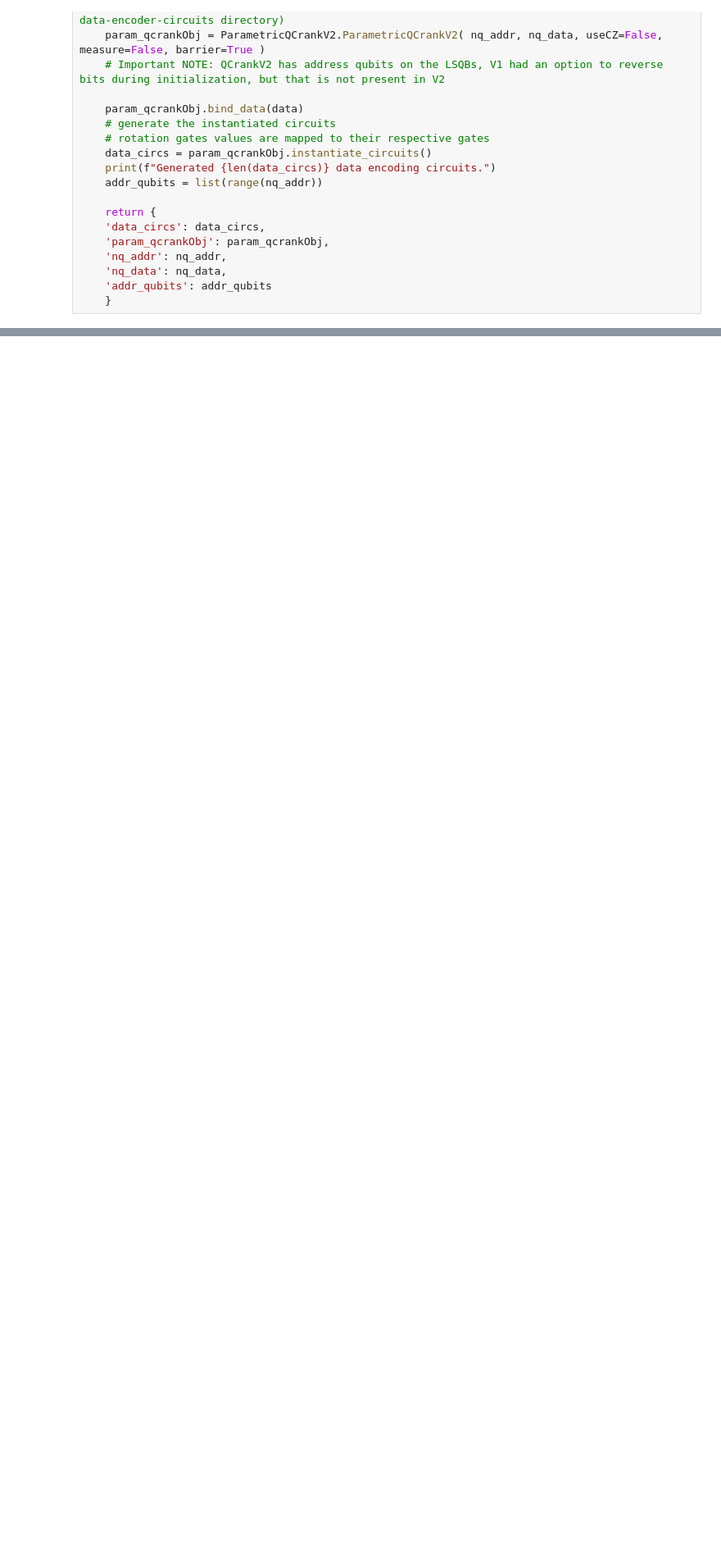
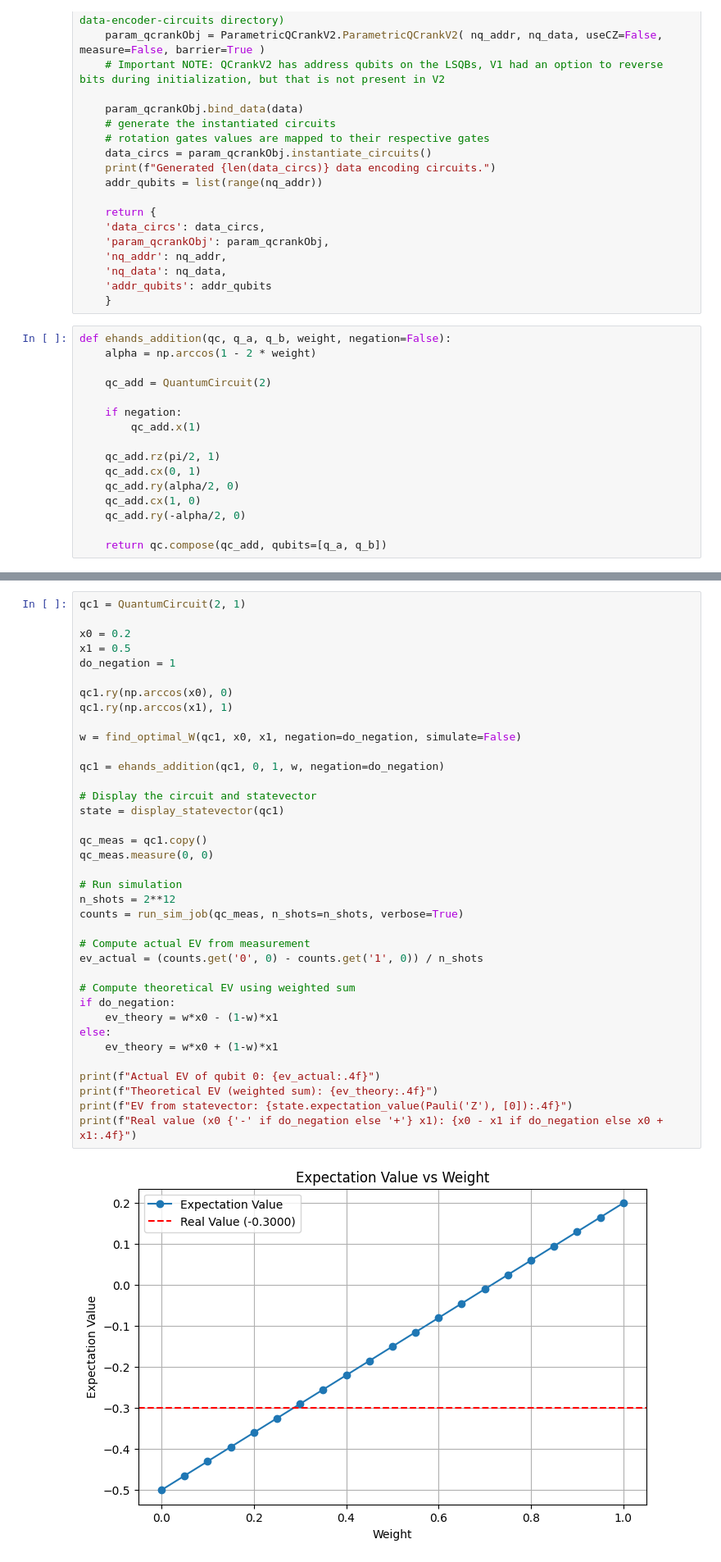
Before and after one commit to Burned357Waffles/Marching-Qubes-Thesis, a Jupyter notebook: ehands_qcrank_vertex_classification.ipynb, the cells around one changed output, grey strips where cells are left out. Shown at 82% size. Drawn from its saved outputs; the diff is of its cells as text; blank space fills up the shorter version.

Commit message:
added ehands addition/subtraction

```diff
--- a/ehands_qcrank_vertex_classification.ipynb
+++ b/ehands_qcrank_vertex_classification.ipynb
@@ -180,3 +179,19 @@ def encode_with_qcrank(data):
     'nq_data': nq_data,
     'addr_qubits': addr_qubits
     }
+# %%
+def ehands_addition(qc, q_a, q_b, weight, negation=False):
+    alpha = np.arccos(1 - 2 * weight)
+
+    qc_add = QuantumCircuit(2)
+
+    if negation:
+        qc_add.x(1)
+
+    qc_add.rz(pi/2, 1)
+    qc_add.cx(0, 1)
+    qc_add.ry(alpha/2, 0)
+    qc_add.cx(1, 0)
+    qc_add.ry(-alpha/2, 0)
+
+    return qc.compose(qc_add, qubits=[q_a, q_b])
@@ -182,0 +283,39 @@ def encode_with_qcrank(data):
+# %%
+qc1 = QuantumCircuit(2, 1)
+
+x0 = 0.2
+x1 = 0.5
+do_negation = 1
+
+qc1.ry(np.arccos(x0), 0)
+qc1.ry(np.arccos(x1), 1)
+
+w = find_optimal_W(qc1, x0, x1, negation=do_negation, simulate=False)
+
+qc1 = ehands_addition(qc1, 0, 1, w, negation=do_negation)
+
+# Display the circuit and statevector
+state = display_statevector(qc1)
+
+qc_meas = qc1.copy()
+qc_meas.measure(0, 0)
+
+# Run simulation
+n_shots = 2**12
+counts = run_sim_job(qc_meas, n_shots=n_shots, verbose=True)
+
+# Compute actual EV from measurement
+ev_actual = (counts.get('0', 0) - counts.get('1', 0)) / n_shots
+
+# Compute theoretical EV using weighted sum
+if do_negation:
+    ev_theory = w*x0 - (1-w)*x1
+else:
+    ev_theory = w*x0 + (1-w)*x1
+
+print(f"Actual EV of qubit 0: {ev_actual:.4f}")
+print(f"Theoretical EV (weighted sum): {ev_theory:.4f}")
+print(f"EV from statevector: {state.expectation_value(Pauli('Z'), [0]):.4f}")
+print(f"Real value (x0 {'-' if do_negation else '+'} x1): {x0 - x1 if do_negation else x0 + x1:.4f}")
+# %% [output]
+[figure, added]
```
Also changed, not shown: parts of 9 cells of this notebook.
